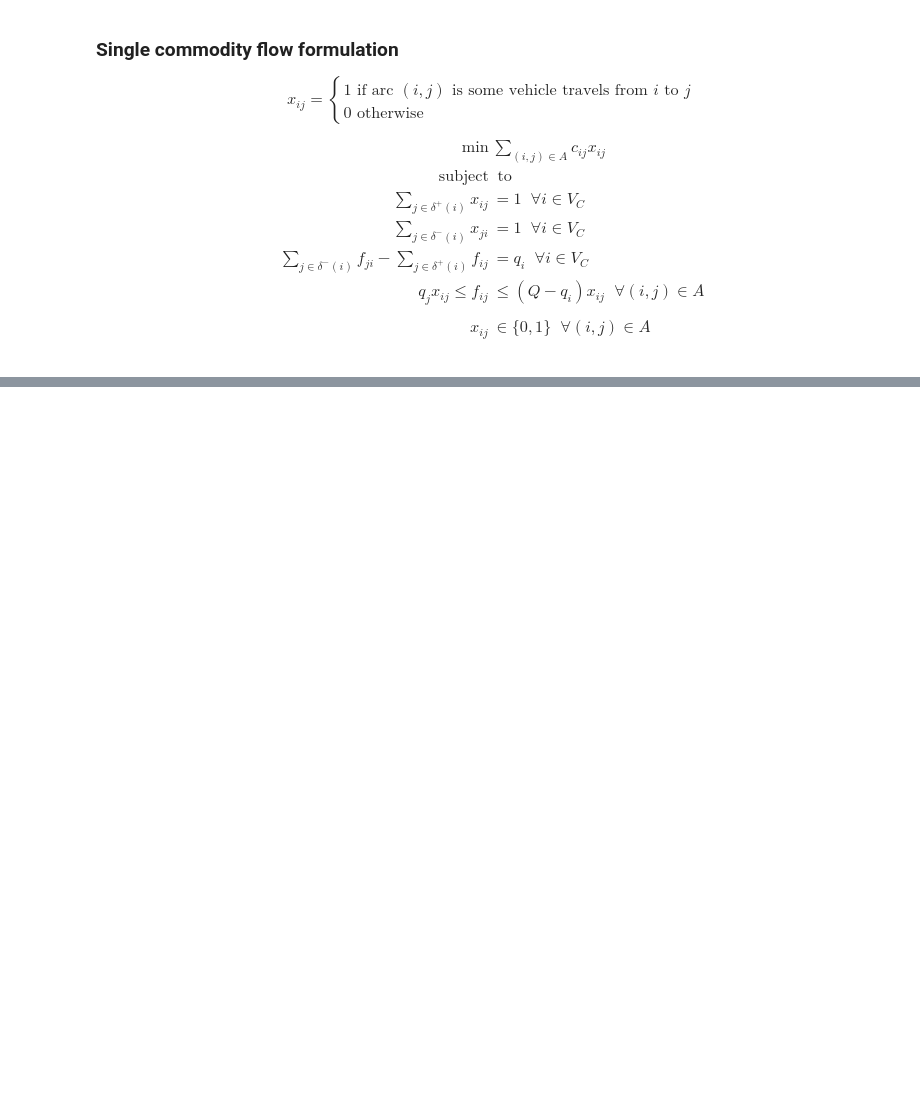
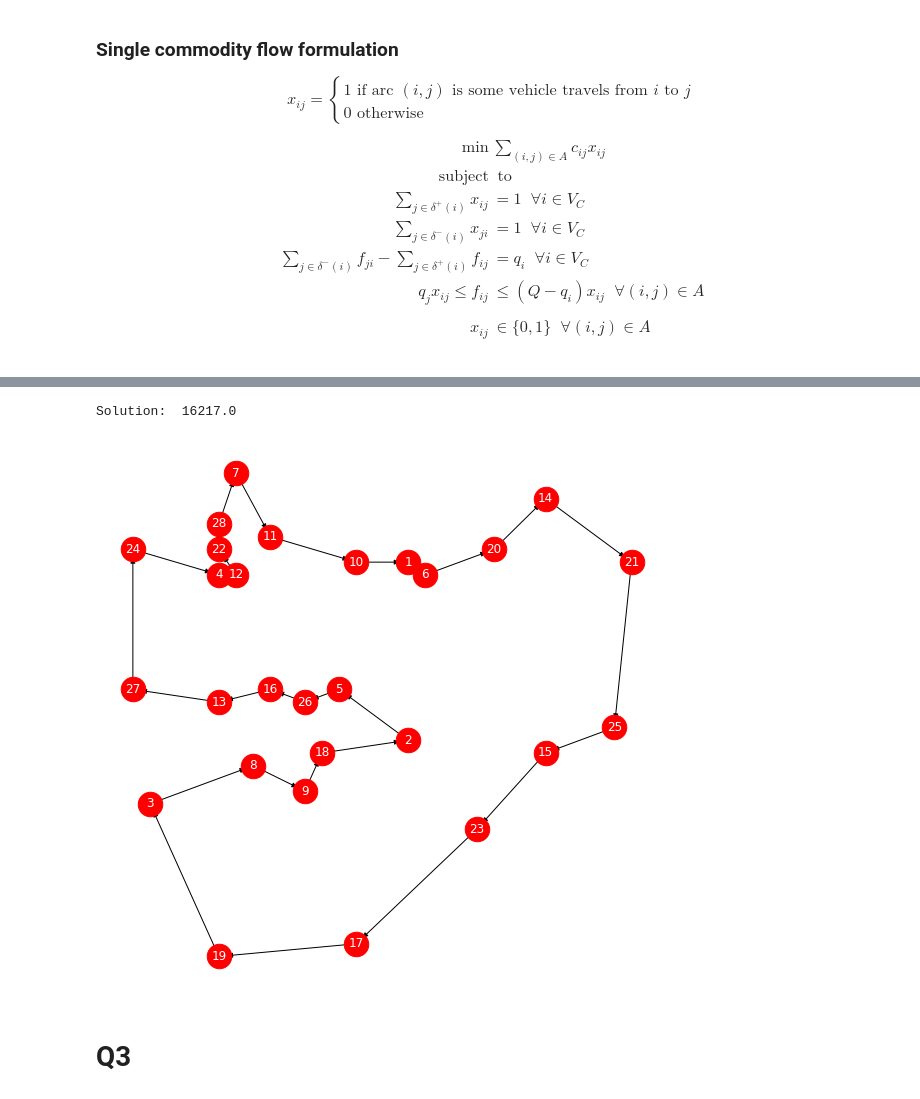
Before and after one commit to iolk/network-optimization, a Jupyter notebook: totali/5 - 12062020/Ex2-Lodi.ipynb, the cells around one changed output, grey strips where cells are left out. Saved outputs shown, nothing was run; the diff lists cells and outputs as text; code cells hidden in the pictures; blank space fills up the shorter version.

```diff
--- a/totali/5 - 12062020/Ex2-Lodi.ipynb
+++ b/totali/5 - 12062020/Ex2-Lodi.ipynb
@@ -226,0 +205,38 @@ Solution:  19880.0
+# %%
+cvrp = gb.Model()
+
+# Vehicle capacity
+Q = 20
+
+# Node demand
+dem = {i:1 for i in G.nodes()}
+
+depots = [1,3]
+
+# Depots does not require service
+for depot in depots:
+    dem[depot] = 0
+
+x = cvrp.addVars(G.edges(),
+                 obj=[G[i][j]['dist'] for i,j in G.edges()],
+                 vtype = gb.GRB.BINARY, name='x')
+
+f = cvrp.addVars (G.edges(), obj=0.0, lb=0,
+                  ub=Q, vtype=gb.GRB.CONTINUOUS, name='f')
+
+
+# Forward/Reverse star
+cvrp.addConstrs((x.sum(i,'*') == 1 for i in G.nodes() if i not in depots), name='FS')
+cvrp.addConstrs((x.sum('*',i) == 1 for i in G.nodes() if i not in depots), name='RS')
+
+
+# Flow constraints
+cvrp.addConstrs((f.sum('*',i) - f.sum(i,'*') == dem[i] for i in G.nodes() if i not in depots), name='FLOW')
+
+
+cvrp.addConstrs((f[i,j] <= (Q - dem[i]) * x[i,j] for i,j in G.edges()),name='VUB')
+cvrp.addConstrs((f[i,j] >= dem[j] * x[i,j] for i,j in G.edges()),name='VLB')
+
+
+cvrp.update()
+cvrp.write('cvrp.lp')
@@ -226,0 +263,8 @@ Solution:  19880.0
+# %%
+print("Solution: ", cvrp.objVal)
+DrawSol(G, x)
+# %% [output]
+Solution:  16217.0
+[figure, added]
+# %% [markdown]
+# Q3
```
Also changed, not shown: parts of 14 cells of this notebook, 21 other files.
